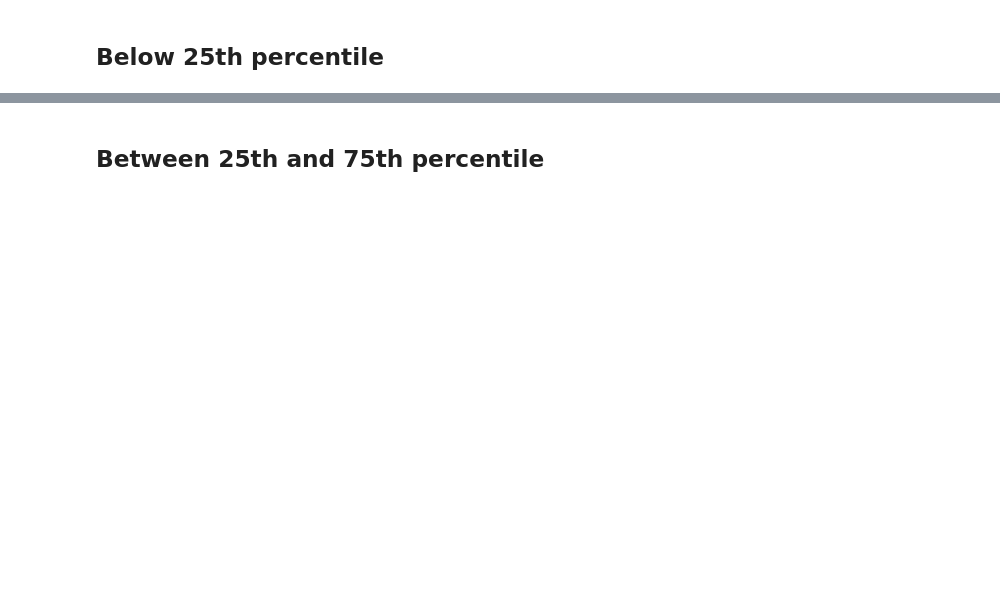
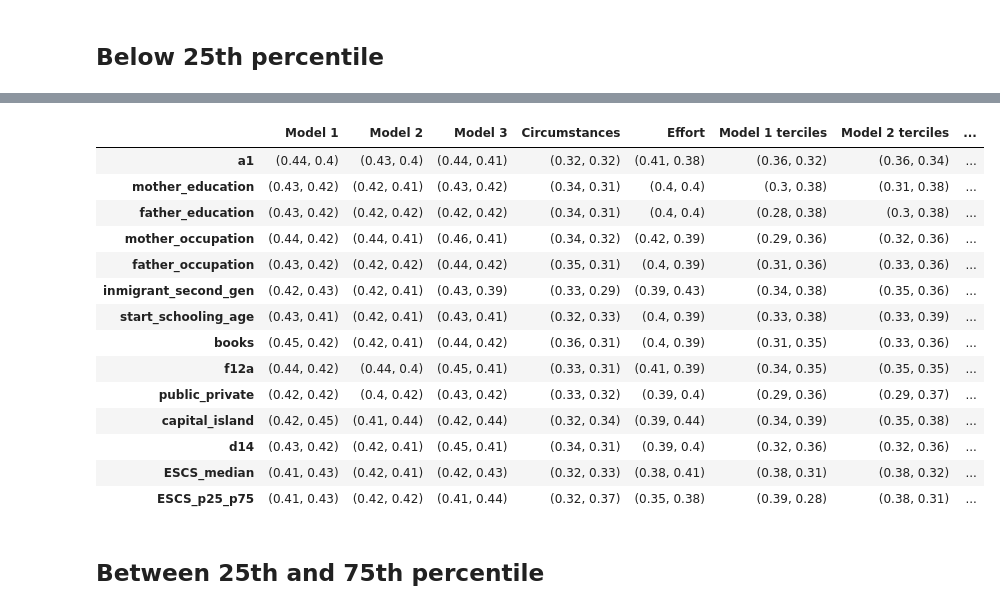
Before and after one commit to liamj2311/aaai24-code, a Jupyter notebook: experiments.ipynb, the cells around one changed output, grey strips where cells are left out. Cells and saved outputs as stored; diff of their text form; code cells hidden in the pictures; blank space fills up the shorter version.

```diff
--- a/experiments.ipynb
+++ b/experiments.ipynb
@@ -577,3 +666,21 @@ df_below_25
+# %%
+df_acc_below_25
+# %% [output]
+|  | Model 1 | Model 2 | Model 3 | Circumstances | Effort | Model 1 terciles | Model 2 terciles | ... |
+| a1 | (0.44, 0.4) | (0.43, 0.4) | (0.44, 0.41) | (0.32, 0.32) | (0.41, 0.38) | (0.36, 0.32) | (0.36, 0.34) | ... |
+| mother_education | (0.43, 0.42) | (0.42, 0.41) | (0.43, 0.42) | (0.34, 0.31) | (0.4, 0.4) | (0.3, 0.38) | (0.31, 0.38) | ... |
+| father_education | (0.43, 0.42) | (0.42, 0.42) | (0.42, 0.42) | (0.34, 0.31) | (0.4, 0.4) | (0.28, 0.38) | (0.3, 0.38) | ... |
+| mother_occupation | (0.44, 0.42) | (0.44, 0.41) | (0.46, 0.41) | (0.34, 0.32) | (0.42, 0.39) | (0.29, 0.36) | (0.32, 0.36) | ... |
+| father_occupation | (0.43, 0.42) | (0.42, 0.42) | (0.44, 0.42) | (0.35, 0.31) | (0.4, 0.39) | (0.31, 0.36) | (0.33, 0.36) | ... |
+| inmigrant_second_gen | (0.42, 0.43) | (0.42, 0.41) | (0.43, 0.39) | (0.33, 0.29) | (0.39, 0.43) | (0.34, 0.38) | (0.35, 0.36) | ... |
+| start_schooling_age | (0.43, 0.41) | (0.42, 0.41) | (0.43, 0.41) | (0.32, 0.33) | (0.4, 0.39) | (0.33, 0.38) | (0.33, 0.39) | ... |
+| books | (0.45, 0.42) | (0.42, 0.41) | (0.44, 0.42) | (0.36, 0.31) | (0.4, 0.39) | (0.31, 0.35) | (0.33, 0.36) | ... |
+| f12a | (0.44, 0.42) | (0.44, 0.4) | (0.45, 0.41) | (0.33, 0.31) | (0.41, 0.39) | (0.34, 0.35) | (0.35, 0.35) | ... |
+| public_private | (0.42, 0.42) | (0.4, 0.42) | (0.43, 0.42) | (0.33, 0.32) | (0.39, 0.4) | (0.29, 0.36) | (0.29, 0.37) | ... |
+| capital_island | (0.42, 0.45) | (0.41, 0.44) | (0.42, 0.44) | (0.32, 0.34) | (0.39, 0.44) | (0.34, 0.39) | (0.35, 0.38) | ... |
+| d14 | (0.43, 0.42) | (0.42, 0.41) | (0.45, 0.41) | (0.34, 0.31) | (0.39, 0.4) | (0.32, 0.36) | (0.32, 0.36) | ... |
+| ESCS_median | (0.41, 0.43) | (0.42, 0.41) | (0.42, 0.43) | (0.32, 0.33) | (0.38, 0.41) | (0.38, 0.31) | (0.38, 0.32) | ... |
+| ESCS_p25_p75 | (0.41, 0.43) | (0.42, 0.42) | (0.41, 0.44) | (0.32, 0.37) | (0.35, 0.38) | (0.39, 0.28) | (0.38, 0.31) | ... |
 # %% [markdown]
 ## Between 25th and 75th percentile
 # %%
```
Also changed, not shown: parts of 26 cells of this notebook, 1 other file.
